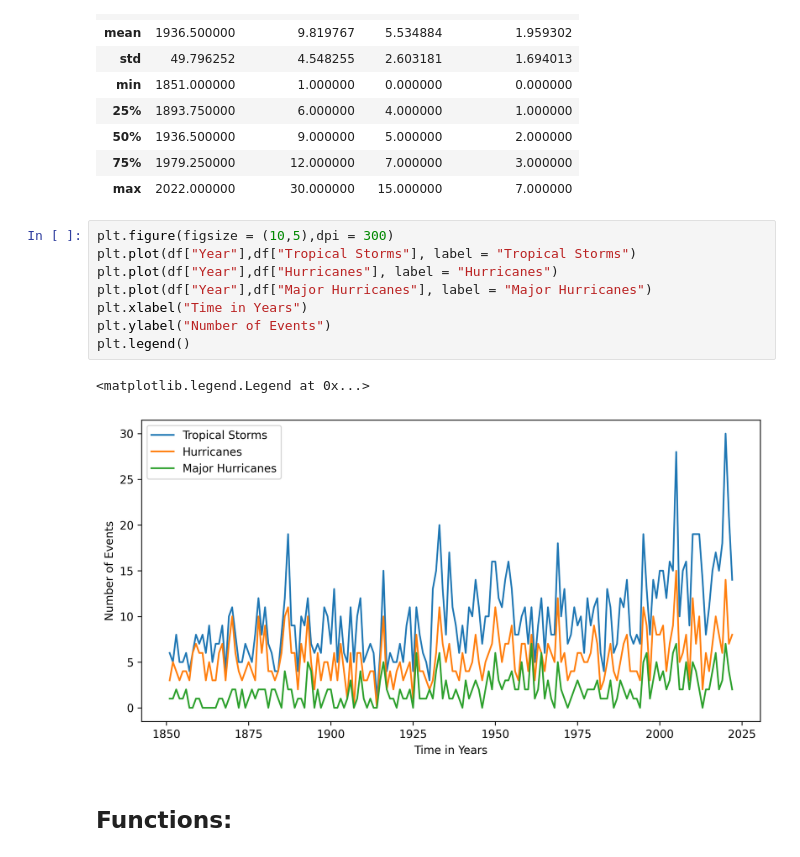
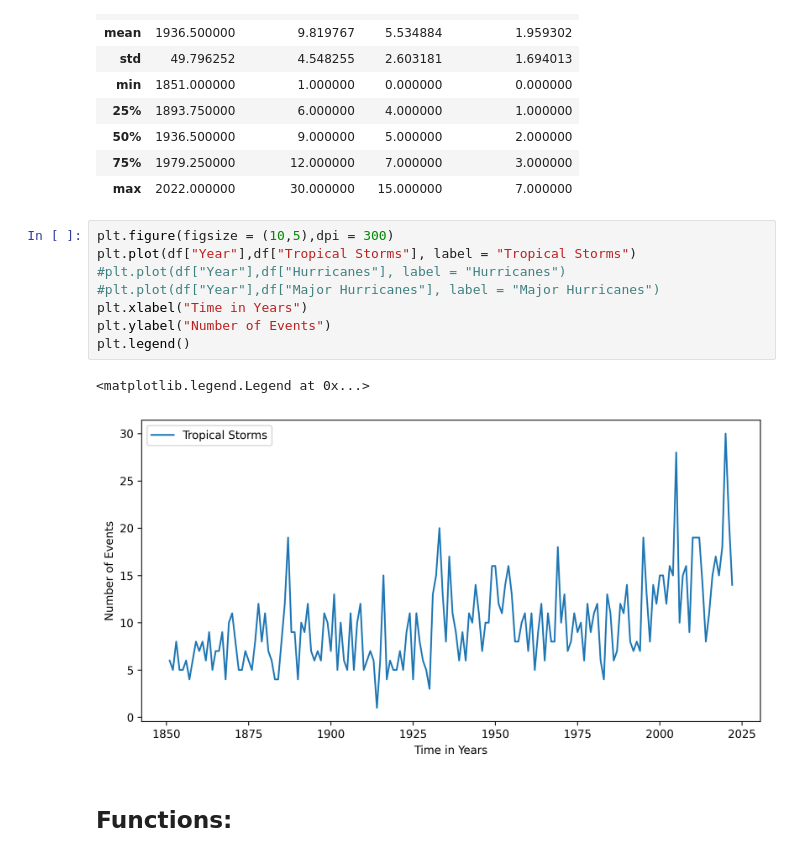
Before and after one commit to komrozik/Predictions_and_Predictability, a Jupyter notebook: test_programming.ipynb, the cells around one changed output. Drawn from its saved outputs; the diff is of its cells as text.

```diff
--- a/test_programming.ipynb
+++ b/test_programming.ipynb
@@ -56,14 +57,14 @@ df.describe()
 # %%
 plt.figure(figsize = (10,5),dpi = 300)
 plt.plot(df["Year"],df["Tropical Storms"], label = "Tropical Storms")
-plt.plot(df["Year"],df["Hurricanes"], label = "Hurricanes")
-plt.plot(df["Year"],df["Major Hurricanes"], label = "Major Hurricanes")
+#plt.plot(df["Year"],df["Hurricanes"], label = "Hurricanes")
+#plt.plot(df["Year"],df["Major Hurricanes"], label = "Major Hurricanes")
 plt.xlabel("Time in Years")
 plt.ylabel("Number of Events")
 plt.legend()
 # %% [output]
 <matplotlib.legend.Legend at 0x...>
-[figure, old version]
+[figure, new version]
 # %% [markdown]
 ## Functions:
 # %% [markdown]
```
Also changed, not shown: parts of 14 cells of this notebook, 4 other files.
